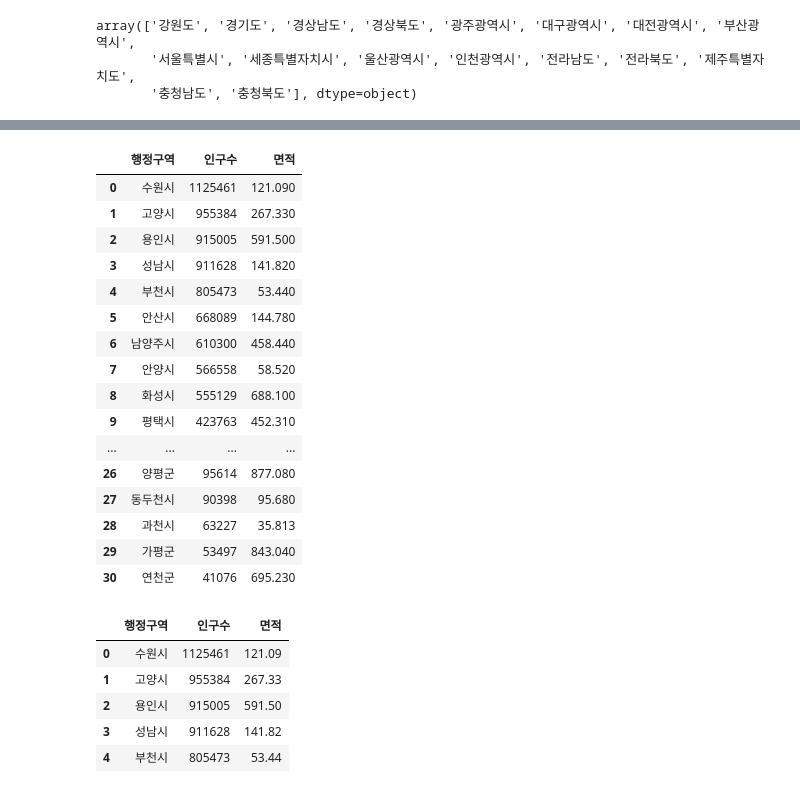
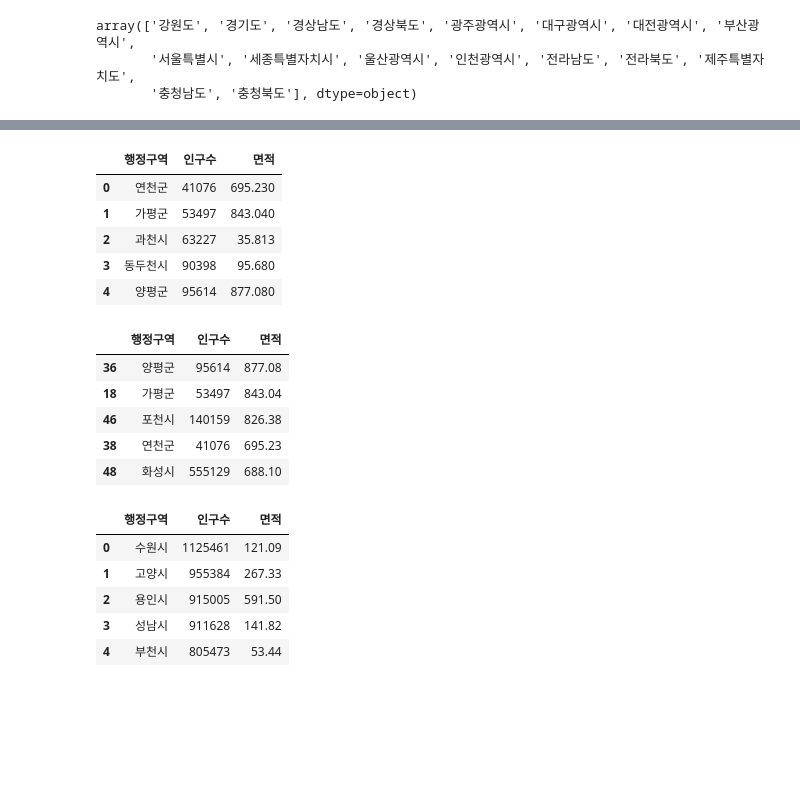
Before and after one commit to KOS-noise/Python_Webscraping_Analysis, a Jupyter notebook: 03.행정구역정보_분석과시각화.ipynb, the cells around one changed output, grey strips where cells are left out. Saved outputs shown, nothing was run; the diff lists cells and outputs as text; code cells hidden in the pictures; blank space fills up the shorter version.

```diff
--- a/03.행정구역정보_분석과시각화.ipynb
+++ b/03.행정구역정보_분석과시각화.ipynb
@@ -365,29 +390,29 @@ data['광역시도'].value_counts()
 Name: count, dtype: int64
 # %%
 # data['광역시도'] == '경기도' 의 ['행정구역','인구수','면적']  컬럼의 데이터 출력하기, 인구수가 많은 순서대로 정렬, 인덱스 재설정
-data.loc[data['광역시도'] == '경기도', ['행정구역','인구수','면적']].sort_values(by='인구수', ascending = False).reset_index(drop=True) # 인구수 기준으로 정렬
+data.loc[data['광역시도'] == '경기도', ['행정구역','인구수','면적']]\
+    .sort_values(by='인구수', ascending = True)\
+        .reset_index(drop=True).head() # 인구수 기준으로 정렬
 # 기본은 ascending = True (오름차순)
 # loc[row, column]
 # %% [output]
 |  | 행정구역 | 인구수 | 면적 |
-| 0 | 수원시 | 1125461 | 121.090 |
-| 1 | 고양시 | 955384 | 267.330 |
-| 2 | 용인시 | 915005 | 591.500 |
-| 3 | 성남시 | 911628 | 141.820 |
-| 4 | 부천시 | 805473 | 53.440 |
-| 5 | 안산시 | 668089 | 144.780 |
-| 6 | 남양주시 | 610300 | 458.440 |
-| 7 | 안양시 | 566558 | 58.520 |
-| 8 | 화성시 | 555129 | 688.100 |
-| 9 | 평택시 | 423763 | 452.310 |
-| ... | ... | ... | ... |
-| 26 | 양평군 | 95614 | 877.080 |
-| 27 | 동두천시 | 90398 | 95.680 |
-| 28 | 과천시 | 63227 | 35.813 |
-| 29 | 가평군 | 53497 | 843.040 |
-| 30 | 연천군 | 41076 | 695.230 |
+| 0 | 연천군 | 41076 | 695.230 |
+| 1 | 가평군 | 53497 | 843.040 |
+| 2 | 과천시 | 63227 | 35.813 |
+| 3 | 동두천시 | 90398 | 95.680 |
+| 4 | 양평군 | 95614 | 877.080 |
 # %%
 # data['행정구역'] == '경기도' 의 ['행정구역','인구수','면적']  컬럼의 데이터를 면적을 descending 순서대로 출력하기
+data.loc[data['광역시도'] == '경기도', ['행정구역','인구수', '면적']]\
+    .sort_values(by='면적', ascending = False ).head()
+# %% [output]
+|  | 행정구역 | 인구수 | 면적 |
+| 36 | 양평군 | 95614 | 877.08 |
+| 18 | 가평군 | 53497 | 843.04 |
+| 46 | 포천시 | 140159 | 826.38 |
+| 38 | 연천군 | 41076 | 695.23 |
+| 48 | 화성시 | 555129 | 688.10 |
 # %%
 #경기도에 속한 행정구역명, 인구수, 면적 선택하기 인구수를 descending 순서대로 출력하고 index reset 하여 gy_df 라는 변수에 저장하기
 #data.loc[row , col]
```
Also changed, not shown: parts of 28 cells of this notebook, 3 other files.
